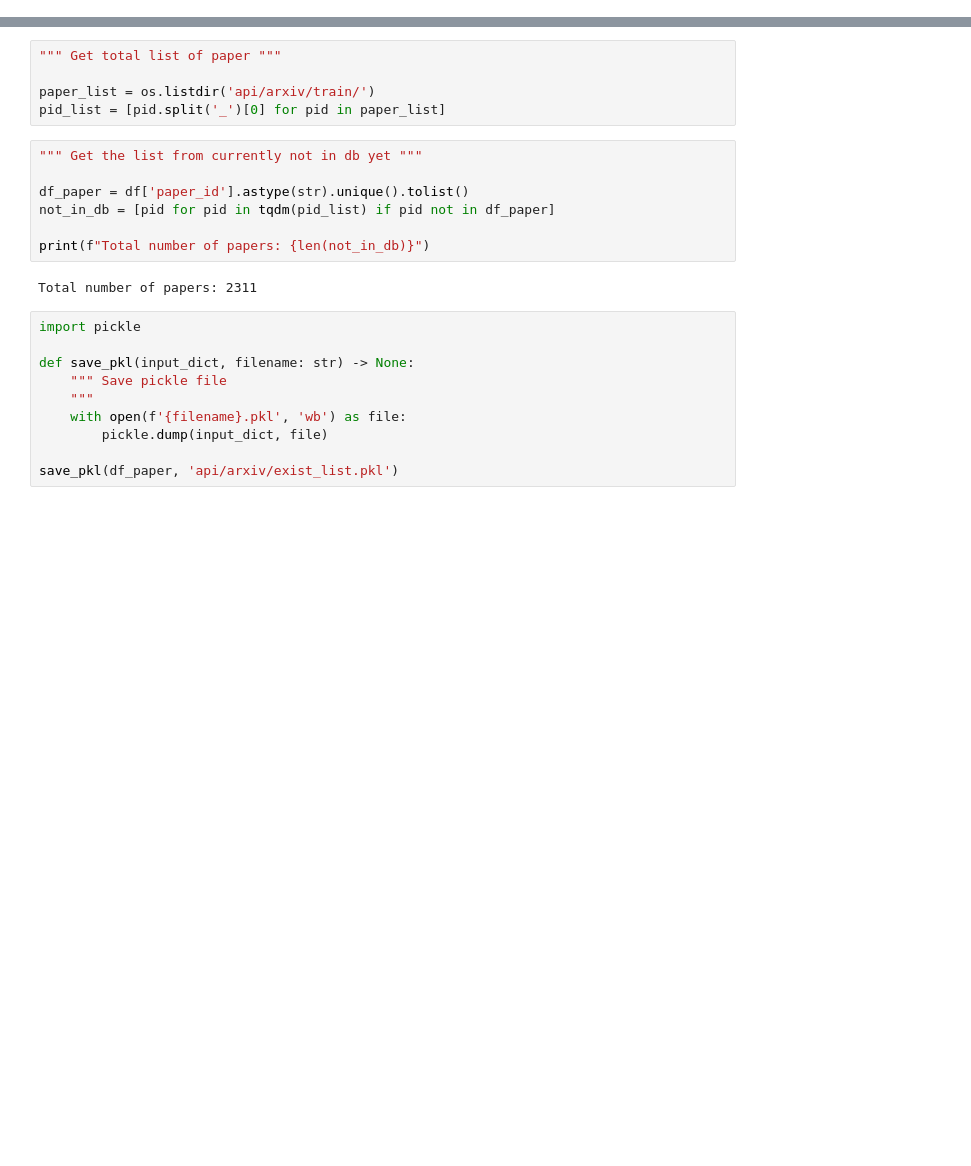
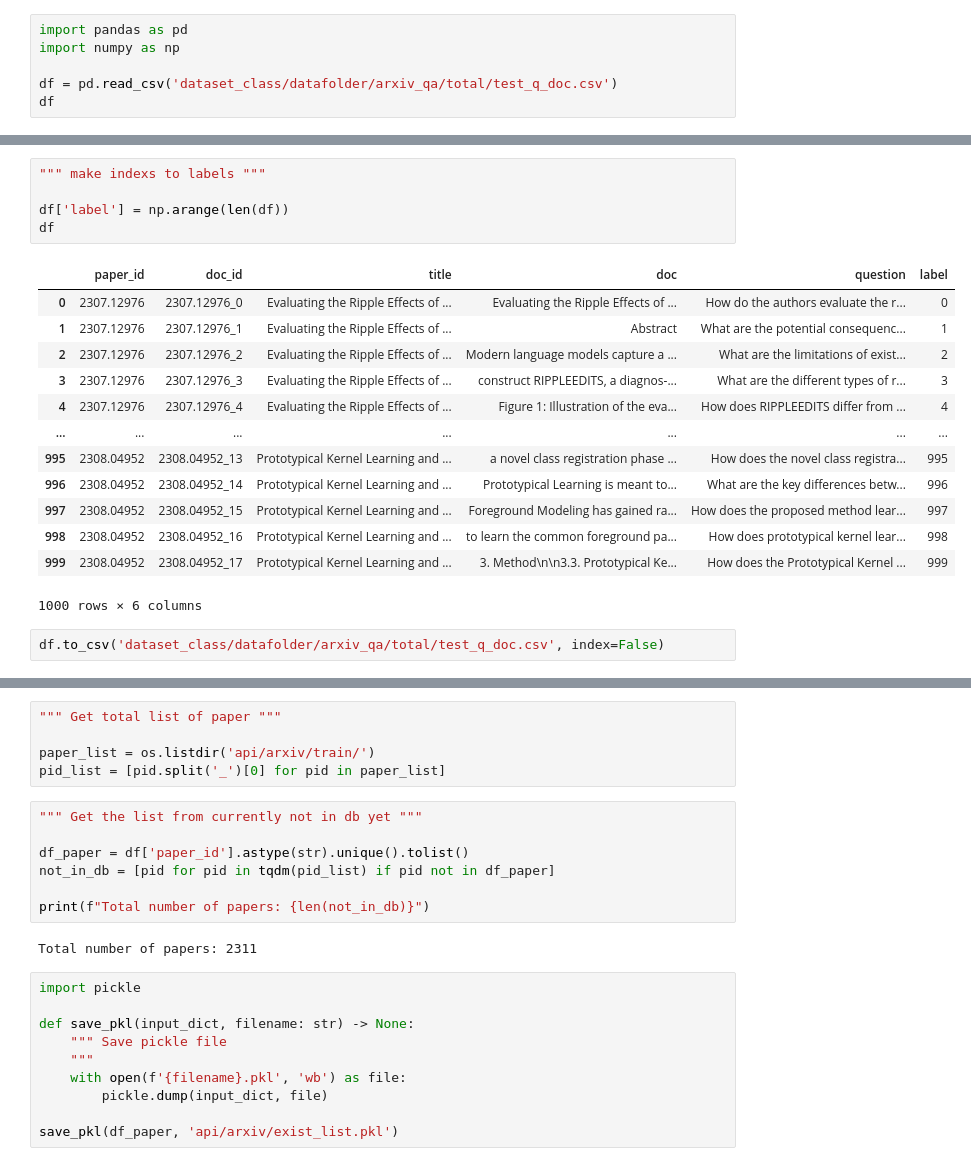
Before and after one commit to qcqced123/arxiv_qa, a Jupyter notebook: test.ipynb, the cells around one changed output, grey strips where cells are left out. Cells and saved outputs as stored; diff of their text form; blank space fills up the shorter version.

```diff
--- a/test.ipynb
+++ b/test.ipynb
@@ -115,0 +24,6 @@ df.to_csv('dataset_class/datafolder/arxiv_qa/total/questioned_test_metric_learni
+# %%
+import pandas as pd
+import numpy as np
+
+df = pd.read_csv('dataset_class/datafolder/arxiv_qa/total/test_q_doc.csv')
+df
@@ -115,0 +44,21 @@ df.to_csv('dataset_class/datafolder/arxiv_qa/total/questioned_test_metric_learni
+# %%
+""" make indexs to labels """
+
+df['label'] = np.arange(len(df))
+df
+# %% [output]
+|  | paper_id | doc_id | title | doc | question | label |
+| 0 | 2307.12976 | 2307.12976_0 | Evaluating the Ripple Effects of ... | Evaluating the Ripple Effects of ... | How do the authors evaluate the r... | 0 |
+| 1 | 2307.12976 | 2307.12976_1 | Evaluating the Ripple Effects of ... | Abstract | What are the potential consequenc... | 1 |
+| 2 | 2307.12976 | 2307.12976_2 | Evaluating the Ripple Effects of ... | Modern language models capture a ... | What are the limitations of exist... | 2 |
+| 3 | 2307.12976 | 2307.12976_3 | Evaluating the Ripple Effects of ... | construct RIPPLEEDITS, a diagnos-... | What are the different types of r... | 3 |
+| 4 | 2307.12976 | 2307.12976_4 | Evaluating the Ripple Effects of ... | Figure 1: Illustration of the eva... | How does RIPPLEEDITS differ from ... | 4 |
+| ... | ... | ... | ... | ... | ... | ... |
+| 995 | 2308.04952 | 2308.04952_13 | Prototypical Kernel Learning and ... | a novel class registration phase ... | How does the novel class registra... | 995 |
+| 996 | 2308.04952 | 2308.04952_14 | Prototypical Kernel Learning and ... | Prototypical Learning is meant to... | What are the key differences betw... | 996 |
+| 997 | 2308.04952 | 2308.04952_15 | Prototypical Kernel Learning and ... | Foreground Modeling has gained ra... | How does the proposed method lear... | 997 |
+| 998 | 2308.04952 | 2308.04952_16 | Prototypical Kernel Learning and ... | to learn the common foreground pa... | How does prototypical kernel lear... | 998 |
+| 999 | 2308.04952 | 2308.04952_17 | Prototypical Kernel Learning and ... | 3. Method\n\n3.3. Prototypical Ke... | How does the Prototypical Kernel ... | 999 |
+1000 rows × 6 columns
+# %%
+df.to_csv('dataset_class/datafolder/arxiv_qa/total/test_q_doc.csv', index=False)
```
Also changed, not shown: parts of 12 cells of this notebook, 11 other files.
